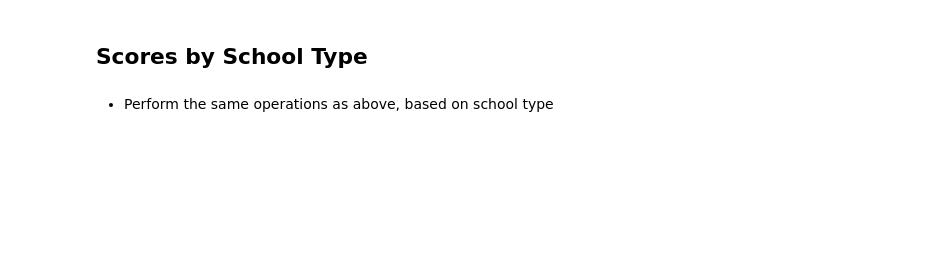
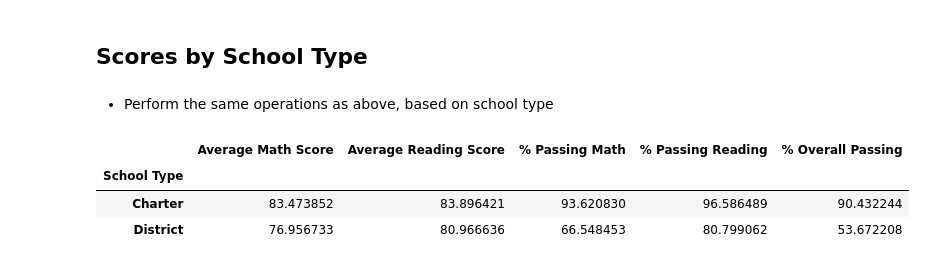
Before and after one commit to NHoyer95/pandas-challenge, a Jupyter notebook: PyCitySchools/PyCitySchools.ipynb, the cells around one changed output. Saved outputs shown, nothing was run; the diff lists cells and outputs as text; code cells hidden in the pictures; blank space fills up the shorter version.

```diff
--- a/PyCitySchools/PyCitySchools.ipynb
+++ b/PyCitySchools/PyCitySchools.ipynb
@@ -339,3 +406,26 @@ reading_score_by_grade
 ## Scores by School Type
 # %% [markdown]
 * Perform the same operations as above, based on school type
+# %%
+# Define average scores grouped by school type
+type_avg_math = school_summ_df.groupby("School Type")["Average Math Score"].mean()
+type_avg_reading = school_summ_df.groupby("School Type")["Average Reading Score"].mean()
+type_pass_math = school_summ_df.groupby("School Type")["% Passing Math"].mean()
+type_pass_reading = school_summ_df.groupby("School Type")["% Passing Reading"].mean()
+type_pass_both = school_summ_df.groupby("School Type")["% Overall Passing"].mean()
+# %%
+# Create scores by school type df
+scores_by_type = pd.DataFrame({
+    "Average Math Score": type_avg_math,
+    "Average Reading Score": type_avg_reading,
+    "% Passing Math": type_pass_math,
+    "% Passing Reading": type_pass_reading,
+    "% Overall Passing": type_pass_both
+})
+
+scores_by_type
+# %% [output]
+|  | Average Math Score | Average Reading Score | % Passing Math | % Passing Reading | % Overall Passing |
+| School Type |  |  |  |  |  |
+| Charter | 83.473852 | 83.896421 | 93.620830 | 96.586489 | 90.432244 |
+| District | 76.956733 | 80.966636 | 66.548453 | 80.799062 | 53.672208 |
```
Also changed, not shown: parts of 6 cells of this notebook.
